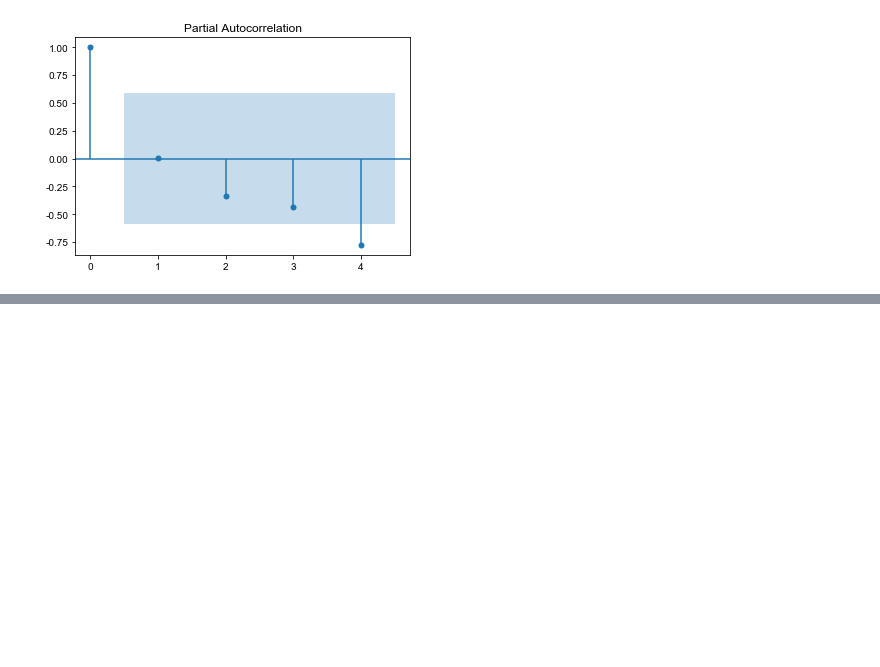
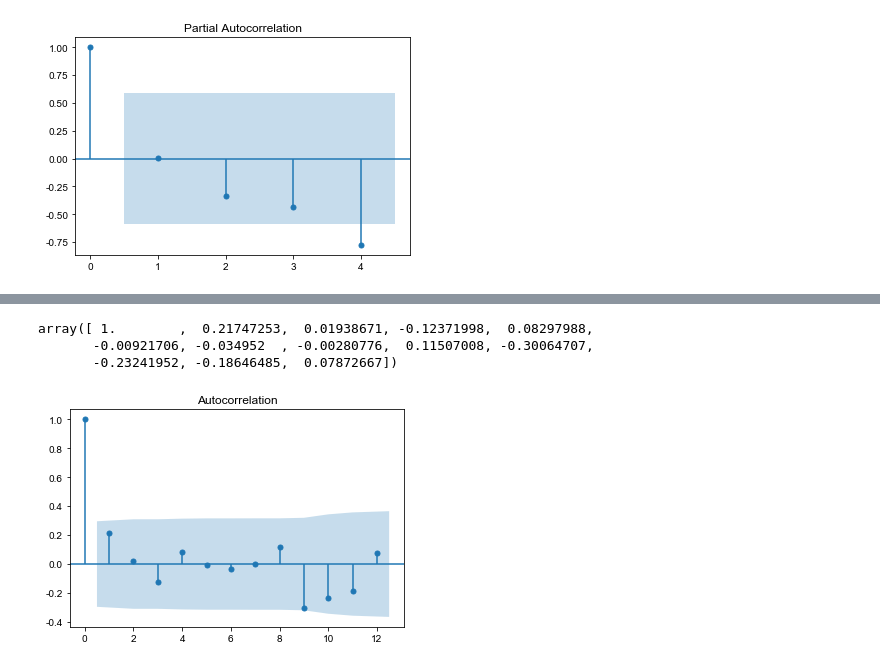
Before and after one commit to thales-ucas/macroeconomics, a Jupyter notebook: ts.ipynb, the cells around one changed output, grey strips where cells are left out. Drawn from its saved outputs; the diff is of its cells as text; code cells hidden in the pictures; blank space fills up the shorter version.

```diff
--- a/ts.ipynb
+++ b/ts.ipynb
@@ -75,0 +121,9 @@ array([ 1.        ,  0.00468869, -0.333566  , -0.43572626, -0.77552683])
+# %%
+fig, ax = plt.subplots()
+tsaplots.plot_acf(seasondf["1. 经常账户"], lags=12, ax=ax)
+stattools.acf(seasondf["1. 经常账户"], nlags=12)
+# %% [output]
+array([ 1.        ,  0.21747253,  0.01938671, -0.12371998,  0.08297988,
+       -0.00921706, -0.034952  , -0.00280776,  0.11507008, -0.30064707,
+       -0.23241952, -0.18646485,  0.07872667])
+[figure, added]
```
Also changed, not shown: parts of 8 cells of this notebook.
